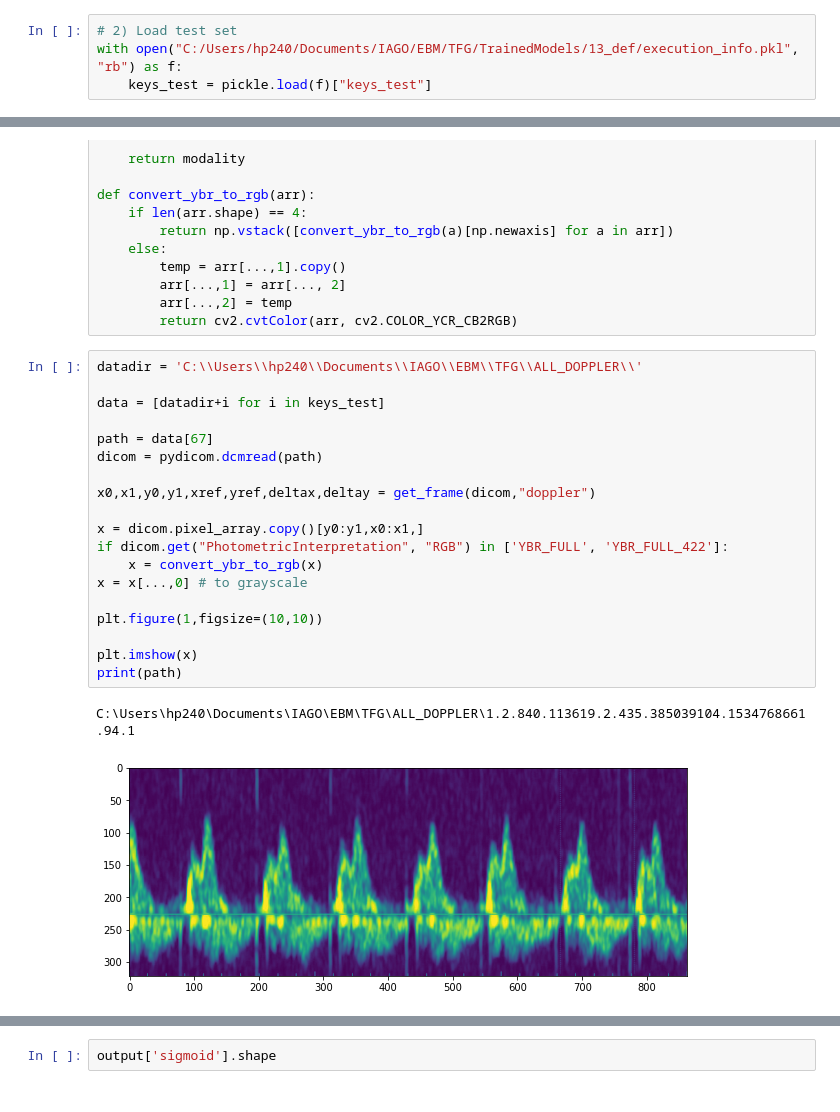
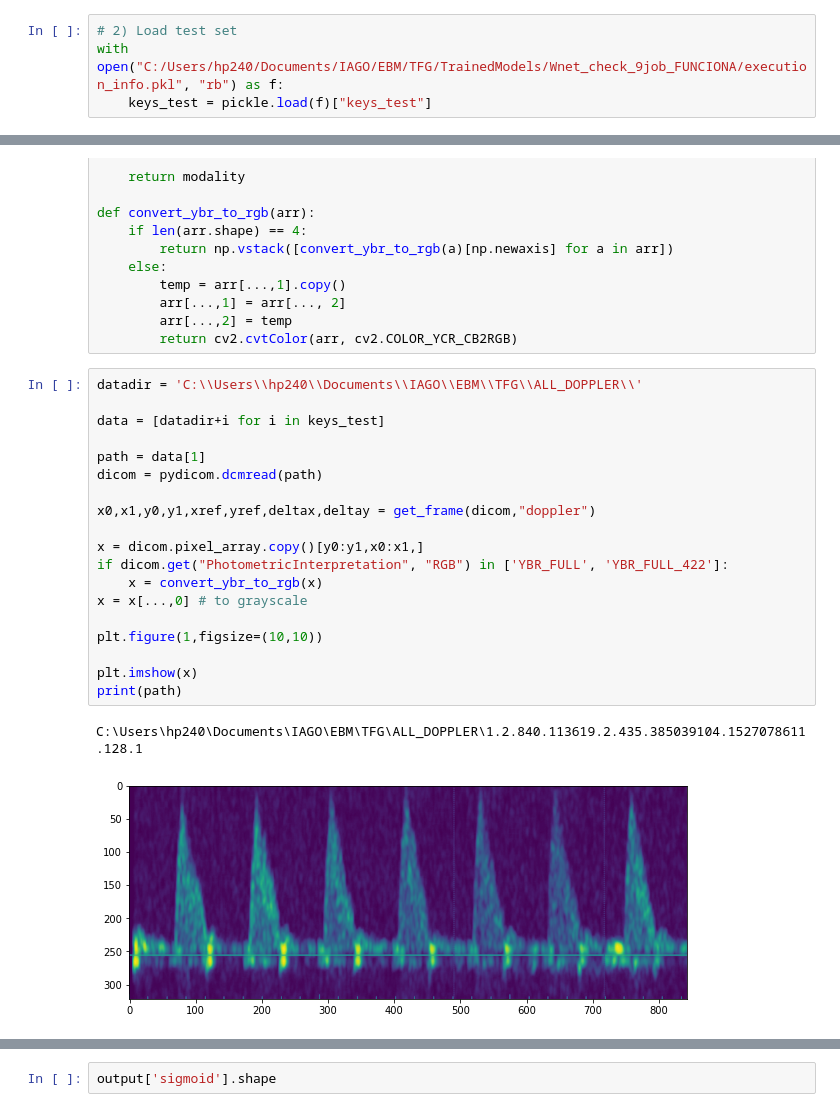
Before and after one commit to iago2900/DopplerSegmentation_iago, a Jupyter notebook: model loading and evaluation.ipynb, the cells around one changed output, grey strips where cells are left out. Cells and saved outputs as stored; diff of their text form.

Commit message:
test lr en mi wnet

```diff
--- a/model loading and evaluation.ipynb
+++ b/model loading and evaluation.ipynb
@@ -28,7 +28,7 @@ ModelGraph(
 )
 # %%
 # 2) Load test set
-with open("C:/Users/hp240/Documents/IAGO/EBM/TFG/TrainedModels/13_def/execution_info.pkl", "rb") as f:
+with open("C:/Users/hp240/Documents/IAGO/EBM/TFG/TrainedModels/Wnet_check_9job_FUNCIONA/execution_info.pkl", "rb") as f:
     keys_test = pickle.load(f)["keys_test"]
 # %%
 import matplotlib.pyplot as plt
@@ -137,25 +137,25 @@ def convert_ybr_to_rgb(arr):
 # %%
 datadir = 'C:\\Users\\hp240\\Documents\\IAGO\\EBM\\TFG\\ALL_DOPPLER\\'
 
 data = [datadir+i for i in keys_test]
 
-path = data[67]
+path = data[1]
 dicom = pydicom.dcmread(path)
 
 x0,x1,y0,y1,xref,yref,deltax,deltay = get_frame(dicom,"doppler")
 
 x = dicom.pixel_array.copy()[y0:y1,x0:x1,]
 if dicom.get("PhotometricInterpretation", "RGB") in ['YBR_FULL', 'YBR_FULL_422']:
     x = convert_ybr_to_rgb(x)
 x = x[...,0] # to grayscale
 
 plt.figure(1,figsize=(10,10))
 
 plt.imshow(x)
 print(path)
 # %% [output]
-C:\Users\hp240\Documents\IAGO\EBM\TFG\ALL_DOPPLER\1.2.840.113619.2.435.385039104.1534768661.94.1
+C:\Users\hp240\Documents\IAGO\EBM\TFG\ALL_DOPPLER\1.2.840.113619.2.435.385039104.1527078611.128.1
-[figure, old version]
+[figure, new version]
 # %%
 # hay que interpolar, es decir recortar el eje x para que al hacer reshape no se distorsione
 shape = (256,512)
```
Also changed, not shown: parts of 3 cells of this notebook, 2 other files.
